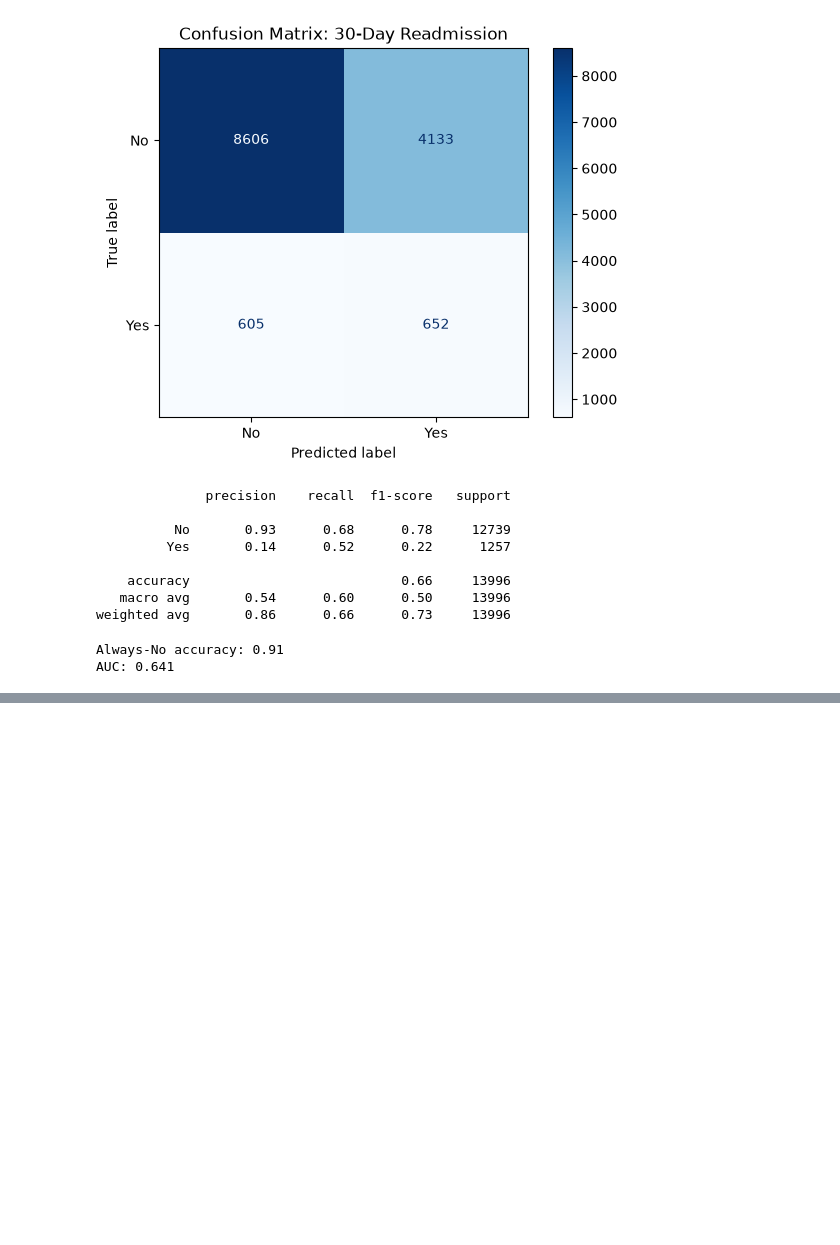
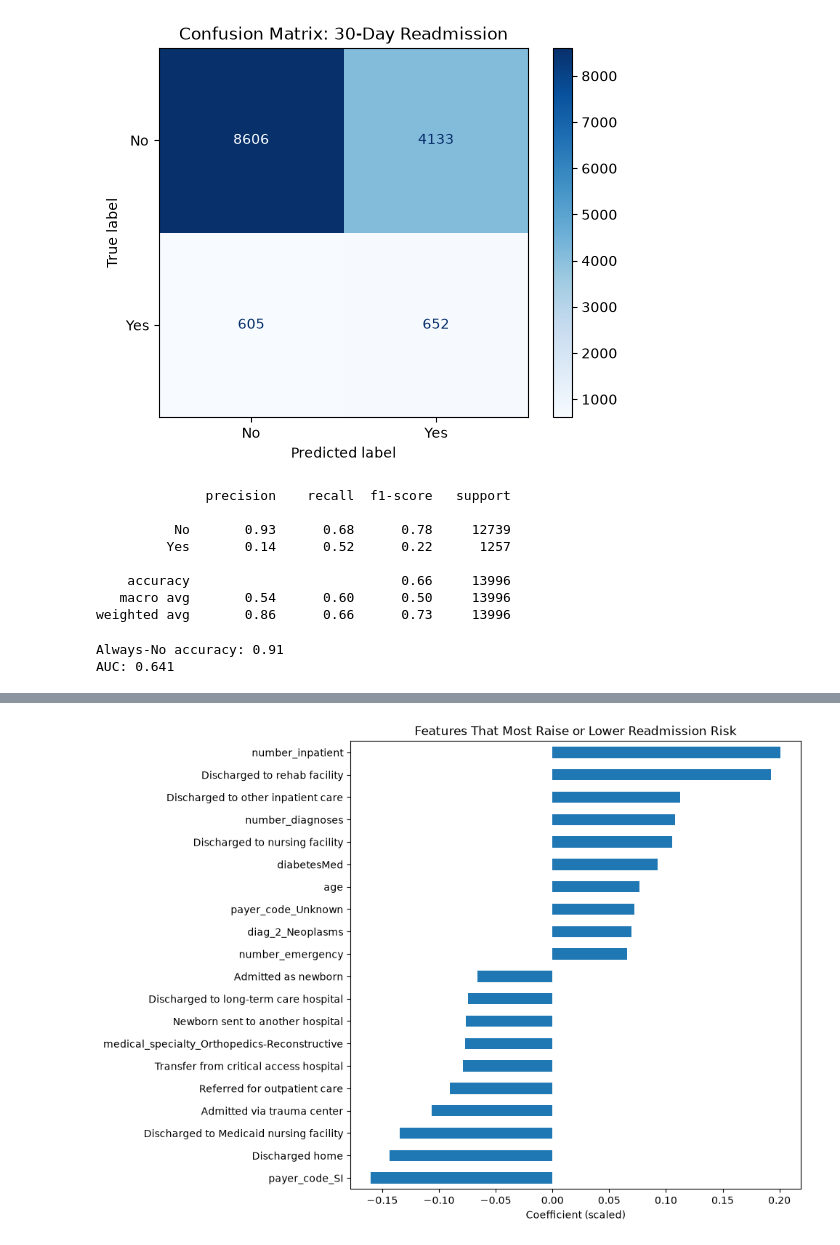
Before and after one commit to Jonah-Schwartz521/readmission-project, a Jupyter notebook: notebooks/readmission.ipynb, the cells around one changed output, grey strips where cells are left out. Cells and saved outputs as stored; diff of their text form; code cells hidden in the pictures; blank space fills up the shorter version.

```diff
--- a/notebooks/readmission.ipynb
+++ b/notebooks/readmission.ipynb
@@ -690,0 +699,33 @@ AUC: 0.641
+# %%
+# Map the codes to readable labels
+readable = {
+    "discharge_disposition_id_1": "Discharged home",
+    "discharge_disposition_id_3": "Discharged to nursing facility",
+    "discharge_disposition_id_5": "Discharged to other inpatient care",
+    "discharge_disposition_id_22": "Discharged to rehab facility",
+    "discharge_disposition_id_23": "Discharged to long-term care hospital",
+    "discharge_disposition_id_24": "Discharged to Medicaid nursing facility",
+    "discharge_disposition_id_10": "Newborn sent to another hospital",
+    "discharge_disposition_id_17": "Referred for outpatient care",
+    "admission_type_id_4": "Admitted as newborn",
+    "admission_type_id_7": "Admitted via trauma center",
+    "admission_source_id_10": "Transfer from critical access hospital",
+}
+# %%
+# Each feature's weight in the model
+coefs = pd.Series(model[-1].coef_[0], index=X_train.columns).sort_values()
+
+# 10 strongest in each direction
+top = pd.concat([coefs.head(10), coefs.tail(10)])
+
+# swap code names for readable labels
+top = top.rename(index=readable)
+
+plt.figure(figsize=(8, 8))
+top.plot(kind="barh")
+plt.title("Features That Most Raise or Lower Readmission Risk")
+plt.xlabel("Coefficient (scaled)")
+plt.savefig("../images/feature_importance.png", bbox_inches="tight")
+plt.show()
+# %% [output]
+[figure, added]
```
Also changed, not shown: parts of 2 cells of this notebook, 1 other file.
